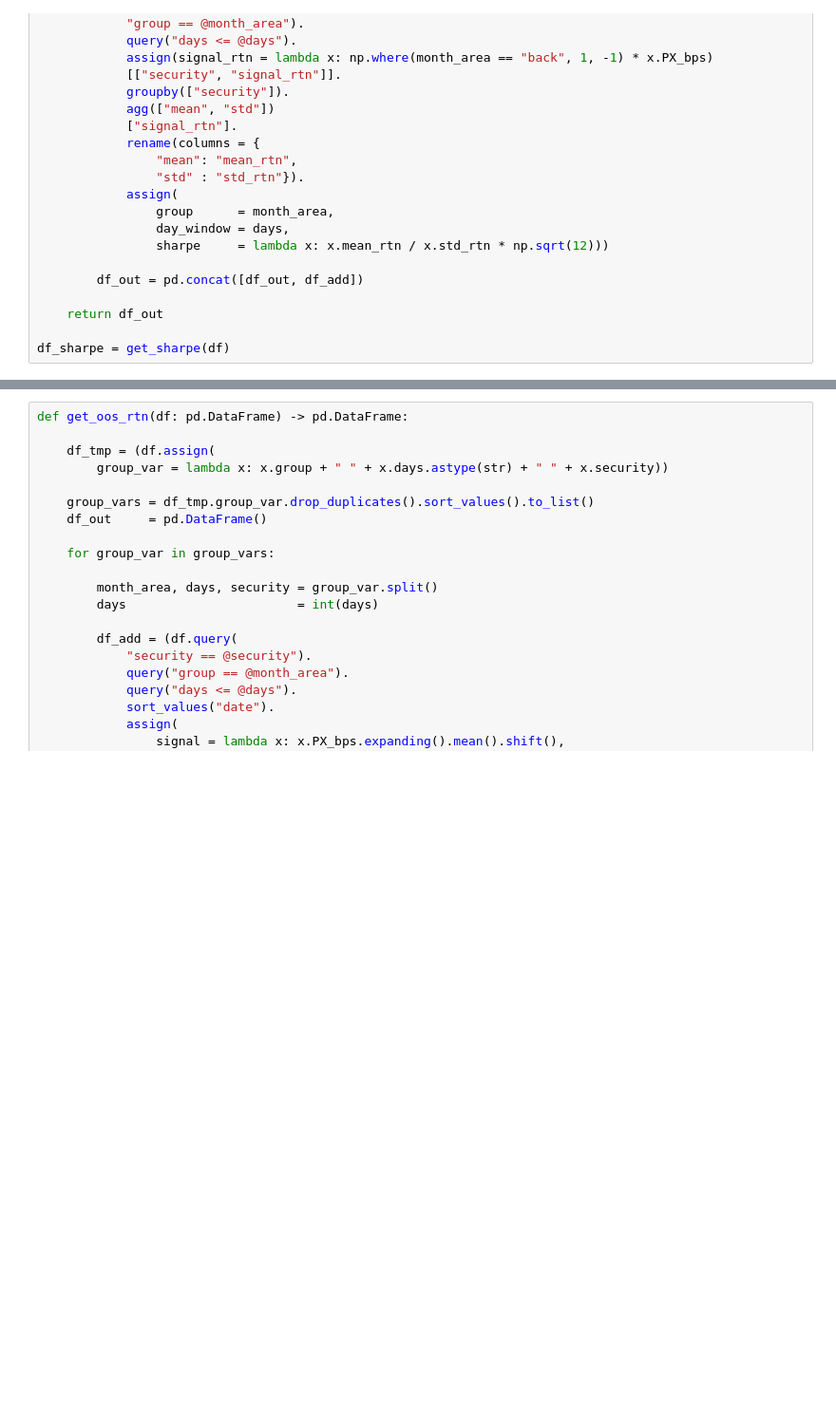
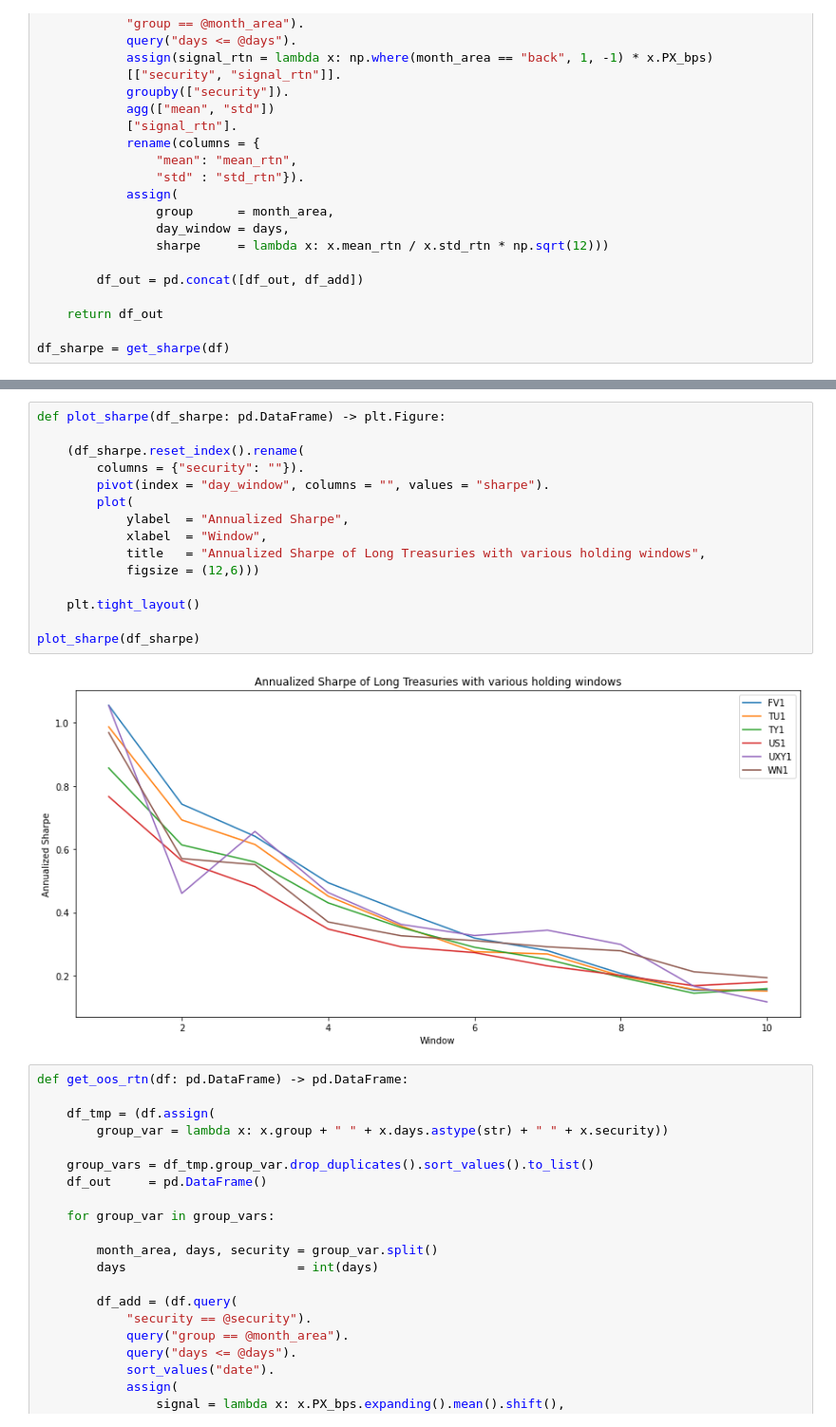
Before and after one commit to diegodalvarez/MonthlyTreasurySeasonality, a Jupyter notebook: root/notebook/MonthlyTreasury.ipynb, the cells around one changed output, grey strips where cells are left out. Shown at 95% size. Saved outputs shown, nothing was run; the diff lists cells and outputs as text; blank space fills up the shorter version.

```diff
--- a/root/notebook/MonthlyTreasury.ipynb
+++ b/root/notebook/MonthlyTreasury.ipynb
@@ -105,3 +117,20 @@ plot_sharpe(df_sharpe)
+# %%
+def plot_sharpe(df_sharpe: pd.DataFrame) -> plt.Figure:
+
+    (df_sharpe.reset_index().rename(
+        columns = {"security": ""}).
+        pivot(index = "day_window", columns = "", values = "sharpe").
+        plot(
+            ylabel  = "Annualized Sharpe",
+            xlabel  = "Window",
+            title   = "Annualized Sharpe of Long Treasuries with various holding windows",
+            figsize = (12,6)))
+
+    plt.tight_layout()
+
+plot_sharpe(df_sharpe)
+# %% [output]
+[figure, added]
 # %%
 def get_oos_rtn(df: pd.DataFrame) -> pd.DataFrame:
 
```
Also changed, not shown: parts of 12 cells of this notebook, 1 other file.
